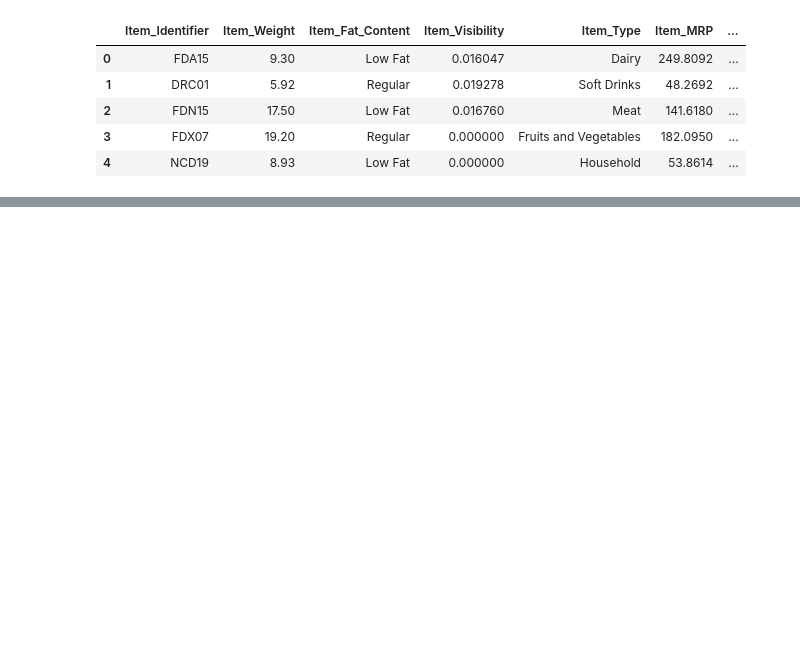
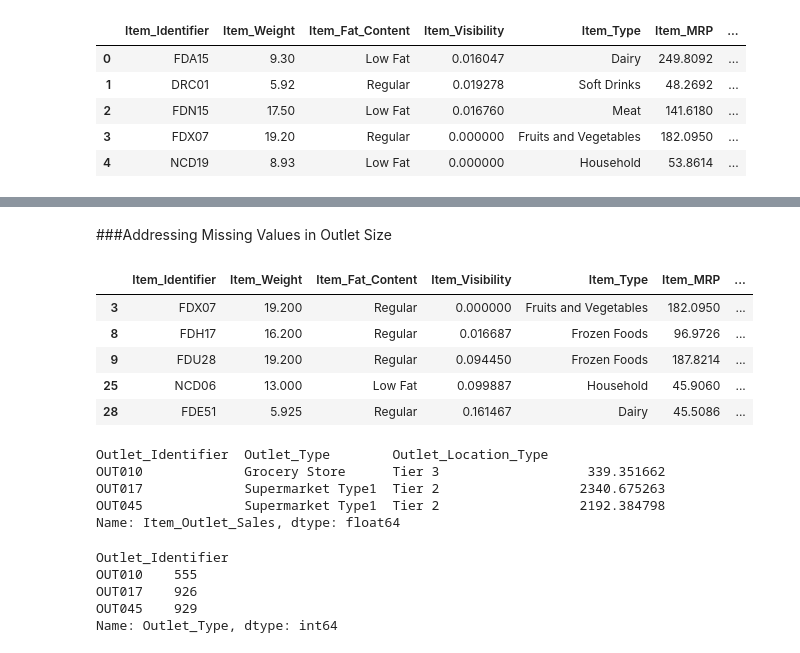
Before and after one commit to kzengg/Sales_Predictions, a Jupyter notebook: Sales_Prediction.ipynb, the cells around one changed output, grey strips where cells are left out. Drawn from its saved outputs; the diff is of its cells as text; code cells hidden in the pictures; blank space fills up the shorter version.

```diff
--- a/Sales_Prediction.ipynb
+++ b/Sales_Prediction.ipynb
@@ -16,0 +125,32 @@ df.head()
+# %% [markdown]
+###Addressing Missing Values in Outlet Size
+# %%
+#Checking to see what outlet_size are null values
+outletnull = pd.isnull(df["Outlet_Size"])
+
+nulloutlet = df[outletnull]
+# %%
+nulloutlet.head(5)
+# %% [output]
+|  | Item_Identifier | Item_Weight | Item_Fat_Content | Item_Visibility | Item_Type | Item_MRP | ... |
+| 3 | FDX07 | 19.200 | Regular | 0.000000 | Fruits and Vegetables | 182.0950 | ... |
+| 8 | FDH17 | 16.200 | Regular | 0.016687 | Frozen Foods | 96.9726 | ... |
+| 9 | FDU28 | 19.200 | Regular | 0.094450 | Frozen Foods | 187.8214 | ... |
+| 25 | NCD06 | 13.000 | Low Fat | 0.099887 | Household | 45.9060 | ... |
+| 28 | FDE51 | 5.925 | Regular | 0.161467 | Dairy | 45.5086 | ... |
+# %%
+nulloutlet.groupby(['Outlet_Identifier','Outlet_Type','Outlet_Location_Type'])['Item_Outlet_Sales'].mean()
+# %% [output]
+Outlet_Identifier  Outlet_Type        Outlet_Location_Type
+OUT010             Grocery Store      Tier 3                   339.351662
+OUT017             Supermarket Type1  Tier 2                  2340.675263
+OUT045             Supermarket Type1  Tier 2                  2192.384798
+Name: Item_Outlet_Sales, dtype: float64
+# %%
+nulloutlet.groupby('Outlet_Identifier')['Outlet_Type'].count()
+# %% [output]
+Outlet_Identifier
+OUT010    555
+OUT017    926
+OUT045    929
+Name: Outlet_Type, dtype: int64
```
Also changed, not shown: parts of 33 cells of this notebook.
